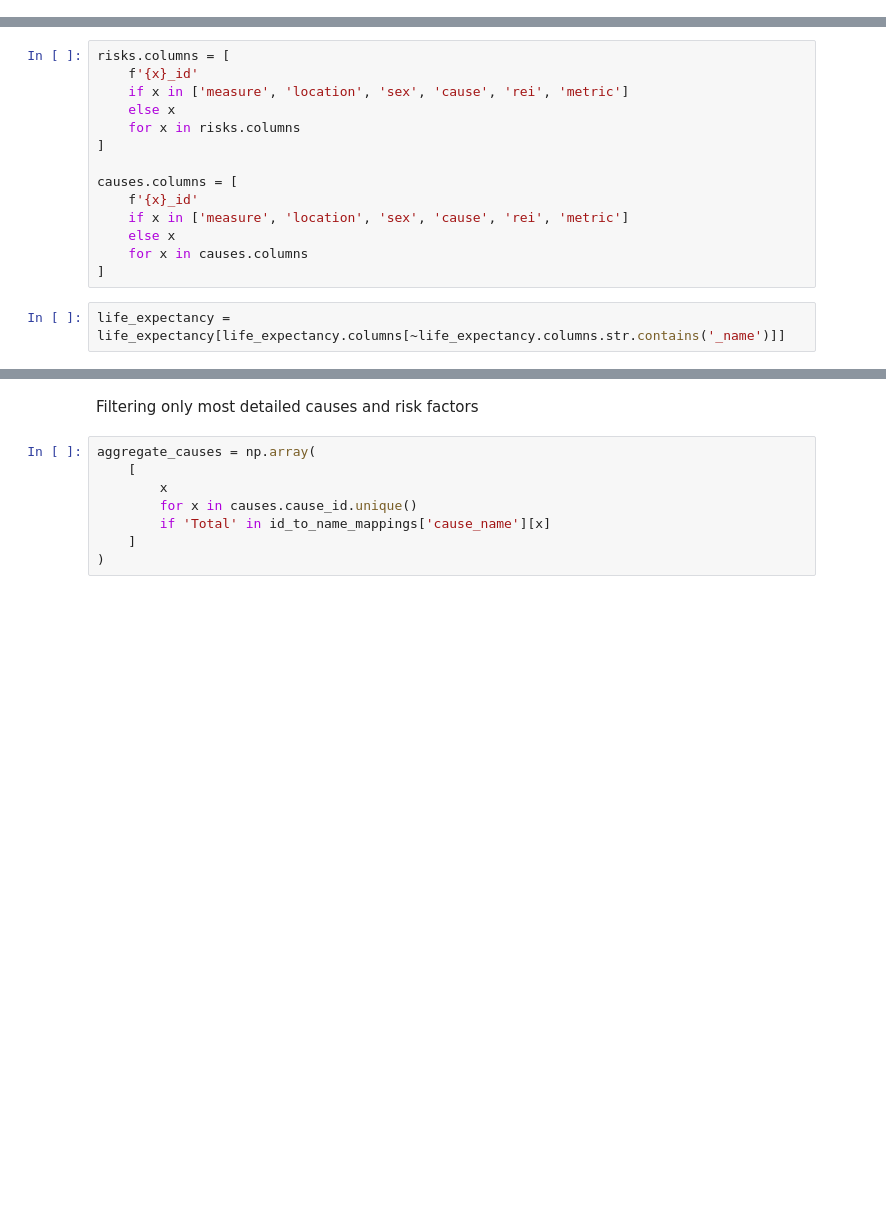
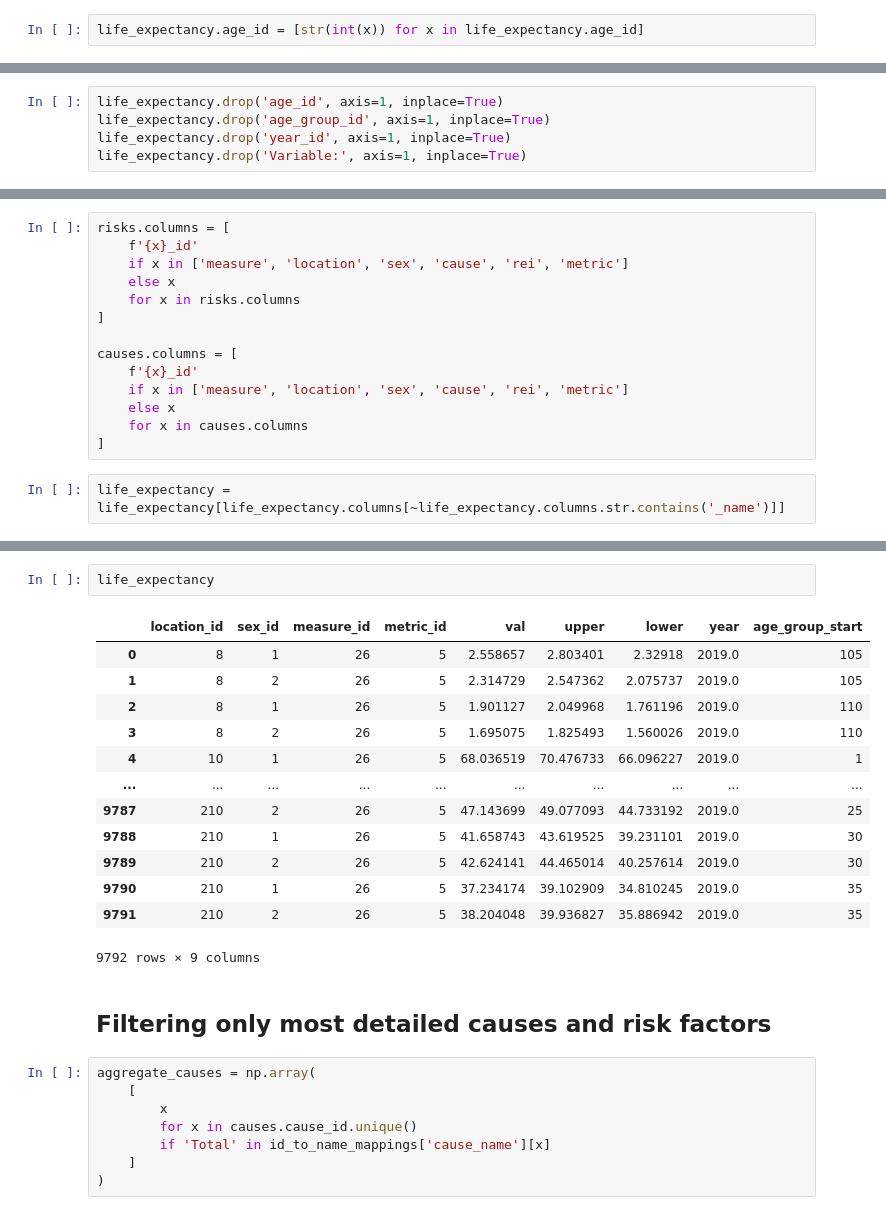
Before and after one commit to NikitiusIvanov/life-extension-dashboard-data-processing, a Jupyter notebook: le_extension_estimation.ipynb, the cells around one changed output, grey strips where cells are left out. Drawn from its saved outputs; the diff is of its cells as text; blank space fills up the shorter version.

```diff
--- a/le_extension_estimation.ipynb
+++ b/le_extension_estimation.ipynb
@@ -529 +538,3 @@ array(['95 plus', '25 to 29', '30 to 34', '35 to 39', '40 to 44',
+# %%
+life_expectancy.age_id = [str(int(x)) for x in life_expectancy.age_id]
 # %%
@@ -654,0 +661,5 @@ life_expectancy.drop('age_id', axis=1, inplace=True)
+# %%
+life_expectancy.drop('age_id', axis=1, inplace=True)
+life_expectancy.drop('age_group_id', axis=1, inplace=True)
+life_expectancy.drop('year_id', axis=1, inplace=True)
+life_expectancy.drop('Variable:', axis=1, inplace=True)
@@ -678,6 +702,22 @@ Index(['measure_id', 'location_id', 'sex_id', 'metric_id', 'year', 'val',
       dtype='object')
+# %%
+life_expectancy
+# %% [output]
+|  | location_id | sex_id | measure_id | metric_id | val | upper | lower | year | age_group_start |
+| 0 | 8 | 1 | 26 | 5 | 2.558657 | 2.803401 | 2.32918 | 2019.0 | 105 |
+| 1 | 8 | 2 | 26 | 5 | 2.314729 | 2.547362 | 2.075737 | 2019.0 | 105 |
+| 2 | 8 | 1 | 26 | 5 | 1.901127 | 2.049968 | 1.761196 | 2019.0 | 110 |
+| 3 | 8 | 2 | 26 | 5 | 1.695075 | 1.825493 | 1.560026 | 2019.0 | 110 |
+| 4 | 10 | 1 | 26 | 5 | 68.036519 | 70.476733 | 66.096227 | 2019.0 | 1 |
+| ... | ... | ... | ... | ... | ... | ... | ... | ... | ... |
+| 9787 | 210 | 2 | 26 | 5 | 47.143699 | 49.077093 | 44.733192 | 2019.0 | 25 |
+| 9788 | 210 | 1 | 26 | 5 | 41.658743 | 43.619525 | 39.231101 | 2019.0 | 30 |
+| 9789 | 210 | 2 | 26 | 5 | 42.624141 | 44.465014 | 40.257614 | 2019.0 | 30 |
+| 9790 | 210 | 1 | 26 | 5 | 37.234174 | 39.102909 | 34.810245 | 2019.0 | 35 |
+| 9791 | 210 | 2 | 26 | 5 | 38.204048 | 39.936827 | 35.886942 | 2019.0 | 35 |
+9792 rows × 9 columns
 # %% [markdown]
-Filtering only most detailed causes and risk factors
+## Filtering only most detailed causes and risk factors
 # %%
 aggregate_causes = np.array(
     [
```
Also changed, not shown: parts of 74 cells of this notebook.
